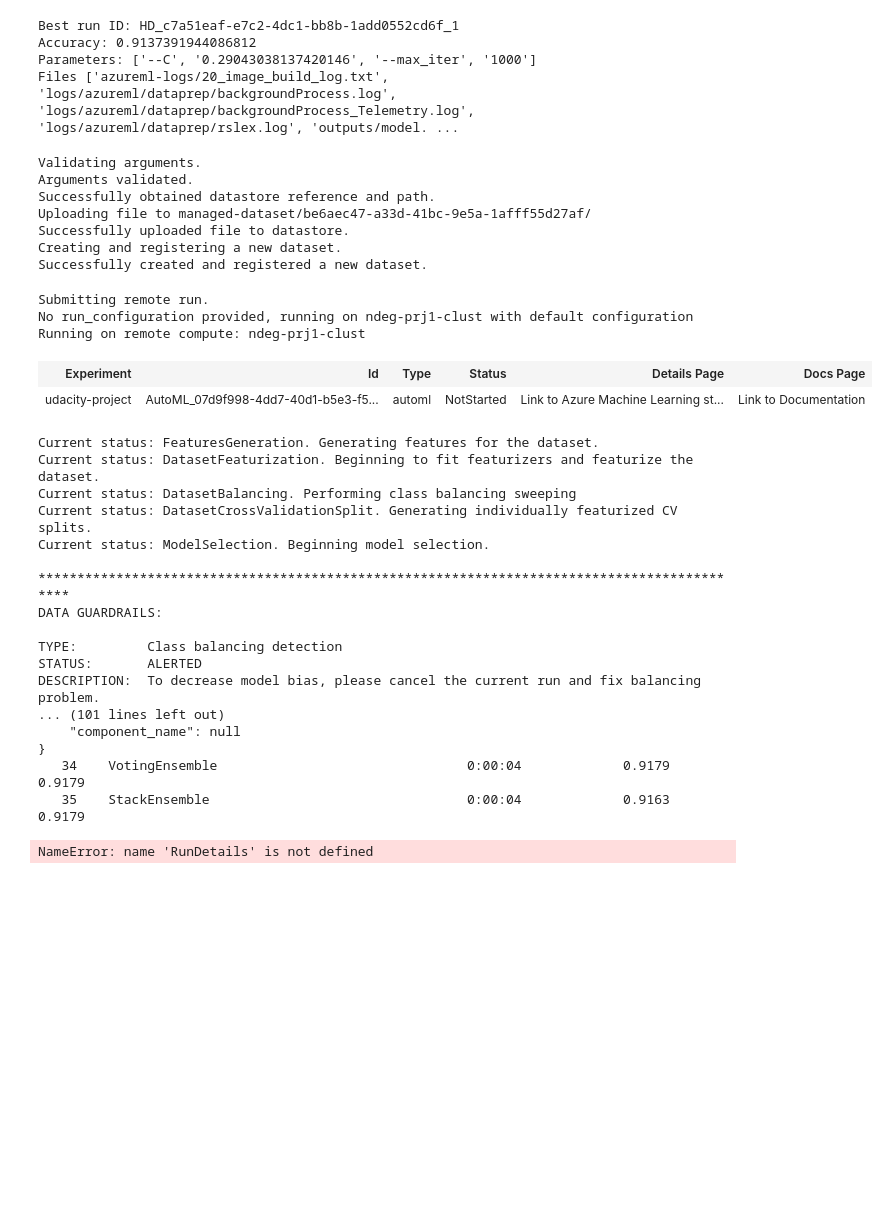
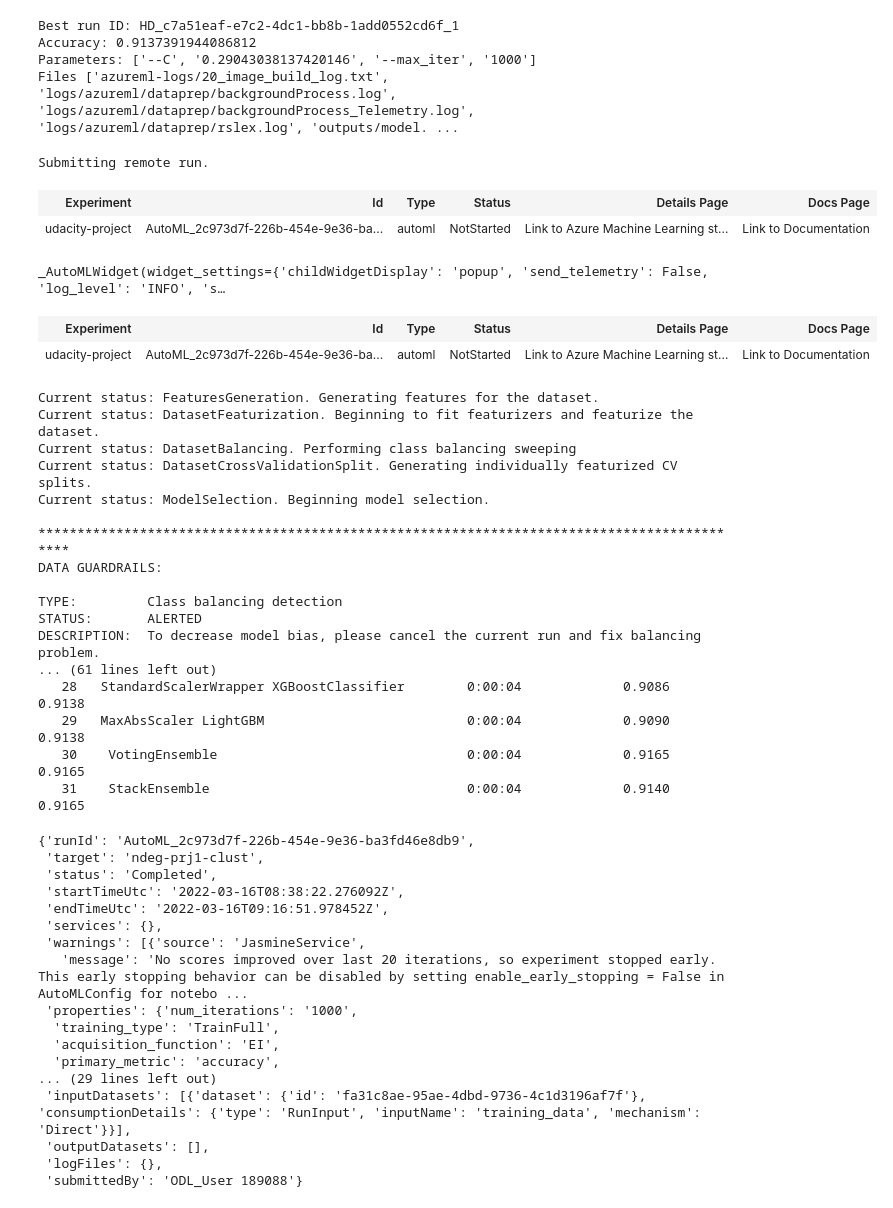
Before and after one commit to stolpem/nd00333_AZMLND_Optimizing_a_Pipeline_in_Azure-Starter_Files, a Jupyter notebook: udacity-project.ipynb, the cells around one changed output. Saved outputs shown, nothing was run; the diff lists cells and outputs as text; code cells hidden in the pictures; blank space fills up the shorter version.

Commit message:
Added train/test split for AutoML (corrected file versions)

```diff
--- a/udacity-project.ipynb
+++ b/udacity-project.ipynb
@@ -111,27 +111,23 @@ Files ['azureml-logs/20_image_build_log.txt', 'logs/azureml/dataprep/backgroundP
 from azureml.exceptions import UserErrorException
 from azureml.data.dataset_factory import TabularDatasetFactory
 from train import clean_data
+from sklearn.model_selection import train_test_split
 from azureml.core import Datastore, Dataset
 
 ds = None
 
 try:
-    ds = Dataset.get_by_name(ws, 'bankmarketing')
+    ds = Dataset.get_by_name(ws, 'bankmarketing-train')
 
 except UserErrorException:
     table_ds = TabularDatasetFactory.from_delimited_files('https://automlsamplenotebookdata.blob.core.windows.net/automl-sample-notebook-data/bankmarketing_train.csv')
     x, y = clean_data(table_ds)
-    x['Label'] = y
+    x_train, x_test, y_train, y_test = train_test_split(x, y, test_size=0.2, random_state=20)
+    x_train.loc[:,'Label'] = y_train
+    x_test.loc[:,'Label'] = y_test
     datastore = Datastore.get(ws, 'workspaceblobstore')
-    ds = Dataset.Tabular.register_pandas_dataframe(x, datastore, 'bankmarketing', show_progress=True)
+    ds = Dataset.Tabular.register_pandas_dataframe(x_train, datastore, 'bankmarketing-train', show_progress=True)
+    ds_test = Dataset.Tabular.register_pandas_dataframe(x_test, datastore, 'bankmarketing-test', show_progress=True)
-# %% [output]
-Validating arguments.
-Arguments validated.
-Successfully obtained datastore reference and path.
-Uploading file to managed-dataset/be6aec47-a33d-41bc-9e5a-1afff55d27af/
-Successfully uploaded file to datastore.
-Creating and registering a new dataset.
-Successfully created and registered a new dataset.
 # %%
 from azureml.train.automl import AutoMLConfig
 
@@ -144,35 +140,53 @@ automl_config = AutoMLConfig(
     n_cross_validations=5,
     compute_target=aml_compute)
 # %%
+from azureml.widgets import RunDetails
 # Submit your automl run
 
 ### YOUR CODE HERE ###
 
-remote_run = exp.submit(automl_config, show_output=True)
+remote_run = exp.submit(automl_config)
 RunDetails(remote_run).show()
 remote_run.wait_for_completion(show_output=True)
 # %% [output]
 Submitting remote run.
-No run_configuration provided, running on ndeg-prj1-clust with default configuration
-Running on remote compute: ndeg-prj1-clust
 | Experiment | Id | Type | Status | Details Page | Docs Page |
-| udacity-project | AutoML_07d9f998-4dd7-40d1-b5e3-f5... | automl | NotStarted | Link to Azure Machine Learning st... | Link to Documentation |
+| udacity-project | AutoML_2c973d7f-226b-454e-9e36-ba... | automl | NotStarted | Link to Azure Machine Learning st... | Link to Documentation |
-Current status: FeaturesGeneration. Generating features for the dataset.
-Current status: DatasetFeaturization. Beginning to fit featurizers and featurize the dataset.
-Current status: DatasetBalancing. Performing class balancing sweeping
-Current status: DatasetCrossValidationSplit. Generating individually featurized CV splits.
-Current status: ModelSelection. Beginning model selection.
-
-********************************************************************************************
-DATA GUARDRAILS:
-
-TYPE:         Class balancing detection
-STATUS:       ALERTED
-DESCRIPTION:  To decrease model bias, please cancel the current run and fix balancing problem.
-... (101 lines left out)
-    "component_name": null
-}
-   34    VotingEnsemble                                0:00:04             0.9179    0.9179
-   35    StackEnsemble                                 0:00:04             0.9163    0.9179
+_AutoMLWidget(widget_settings={'childWidgetDisplay': 'popup', 'send_telemetry': False, 'log_level': 'INFO', 's…
+| Experiment | Id | Type | Status | Details Page | Docs Page |
+| udacity-project | AutoML_2c973d7f-226b-454e-9e36-ba... | automl | NotStarted | Link to Azure Machine Learning st... | Link to Documentation |
-NameError: name 'RunDetails' is not defined
+Current status: FeaturesGeneration. Generating features for the dataset.
+Current status: DatasetFeaturization. Beginning to fit featurizers and featurize the dataset.
+Current status: DatasetBalancing. Performing class balancing sweeping
+Current status: DatasetCrossValidationSplit. Generating individually featurized CV splits.
+Current status: ModelSelection. Beginning model selection.
+
+********************************************************************************************
+DATA GUARDRAILS:
+
+TYPE:         Class balancing detection
+STATUS:       ALERTED
+DESCRIPTION:  To decrease model bias, please cancel the current run and fix balancing problem.
+... (61 lines left out)
+   28   StandardScalerWrapper XGBoostClassifier        0:00:04             0.9086    0.9138
+   29   MaxAbsScaler LightGBM                          0:00:04             0.9090    0.9138
+   30    VotingEnsemble                                0:00:04             0.9165    0.9165
+   31    StackEnsemble                                 0:00:04             0.9140    0.9165
+{'runId': 'AutoML_2c973d7f-226b-454e-9e36-ba3fd46e8db9',
+ 'target': 'ndeg-prj1-clust',
+ 'status': 'Completed',
+ 'startTimeUtc': '2022-03-16T08:38:22.276092Z',
+ 'endTimeUtc': '2022-03-16T09:16:51.978452Z',
+ 'services': {},
+ 'warnings': [{'source': 'JasmineService',
+   'message': 'No scores improved over last 20 iterations, so experiment stopped early. This early stopping behavior can be disabled by setting enable_early_stopping = False in AutoMLConfig for notebo ...
+ 'properties': {'num_iterations': '1000',
+  'training_type': 'TrainFull',
+  'acquisition_function': 'EI',
+  'primary_metric': 'accuracy',
+... (29 lines left out)
+ 'inputDatasets': [{'dataset': {'id': 'fa31c8ae-95ae-4dbd-9736-4c1d3196af7f'}, 'consumptionDetails': {'type': 'RunInput', 'inputName': 'training_data', 'mechanism': 'Direct'}}],
+ 'outputDatasets': [],
+ 'logFiles': {},
+ 'submittedBy': 'ODL_User 189088'}
 # %%
```
Also changed, not shown: parts of 6 cells of this notebook, 1 other file.
